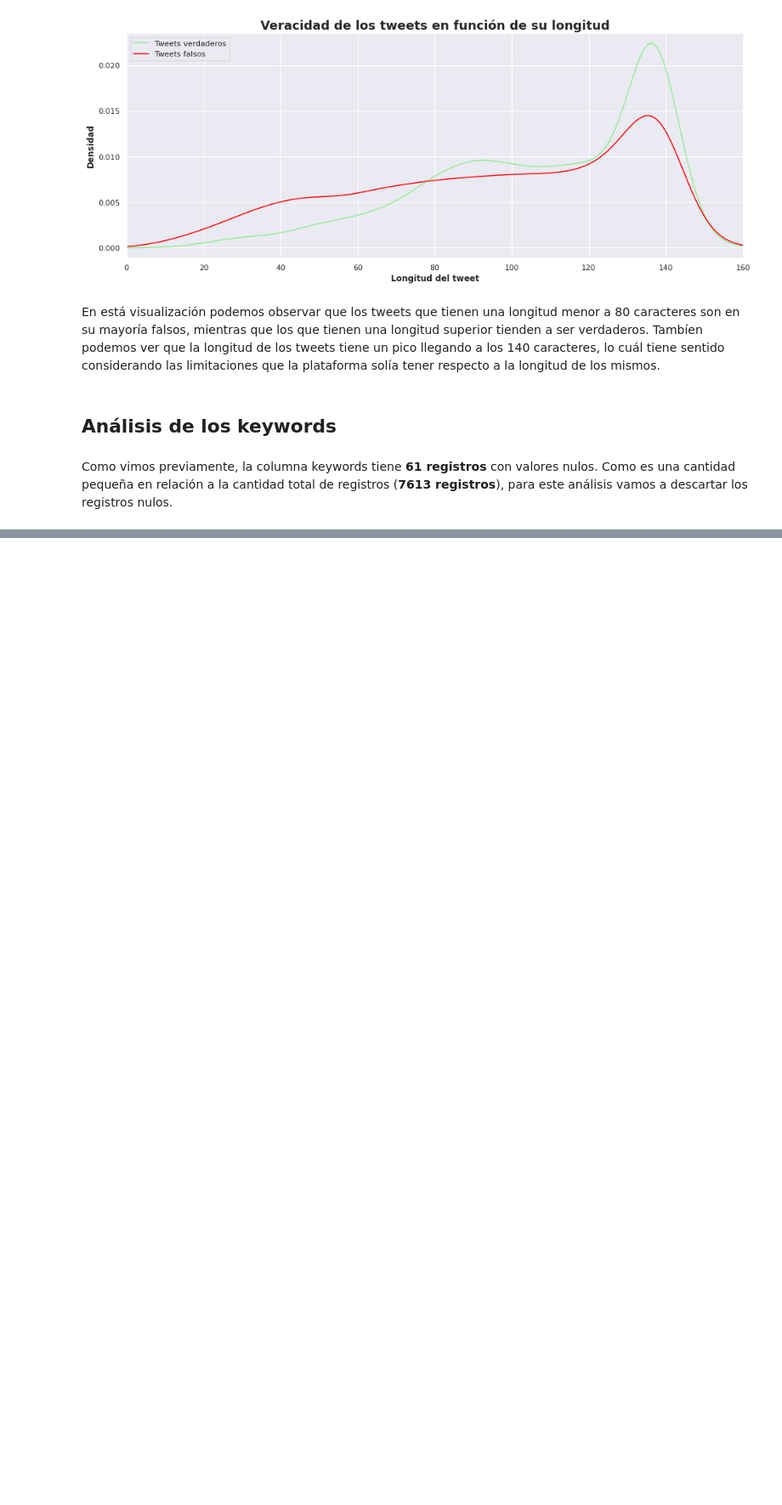
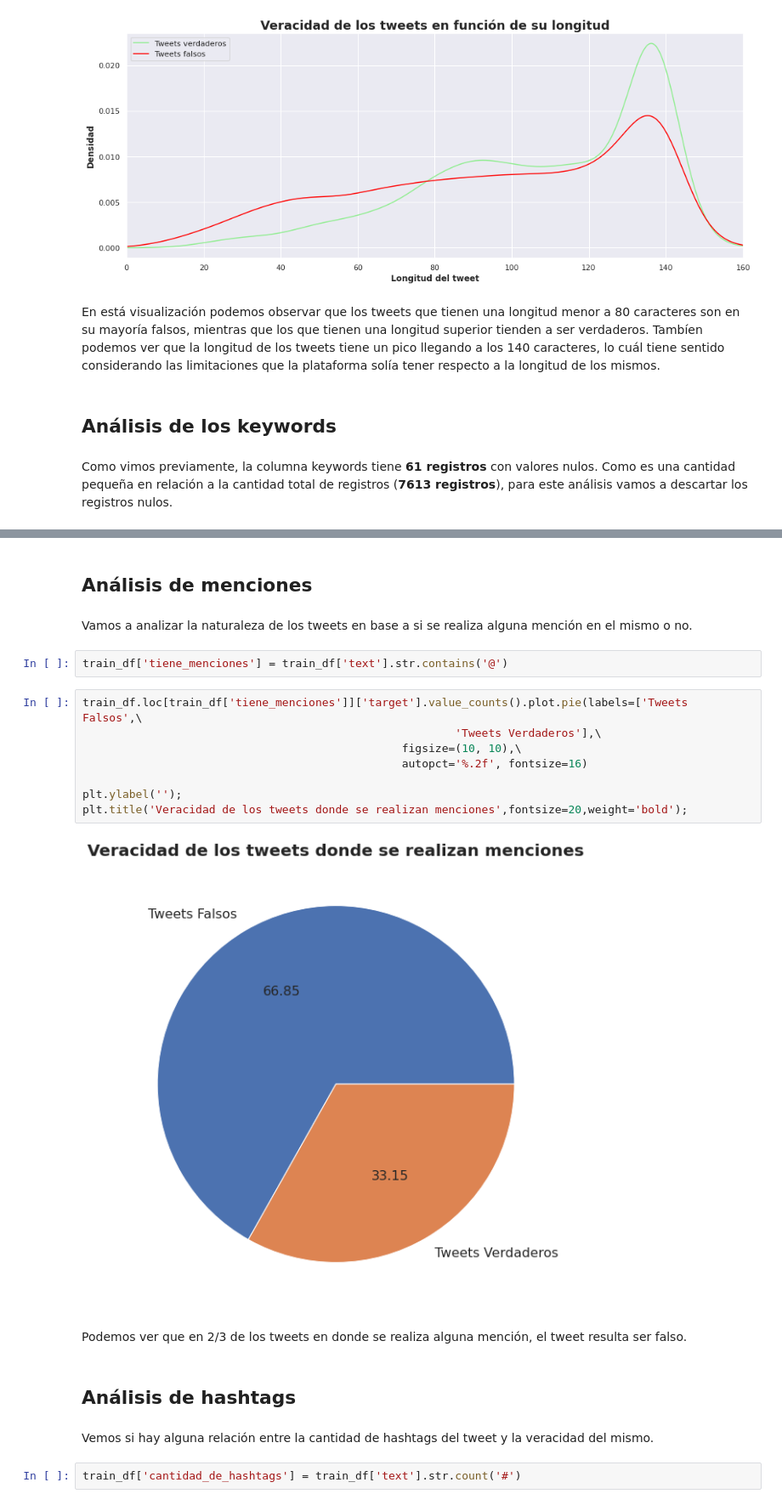
Before and after one commit to alepenaa94/TP1_Real_or_Not, a Jupyter notebook: TP1_Real_or_Not.ipynb, the cells around one changed output, grey strips where cells are left out. Shown: that part at 85% size. Saved outputs shown, nothing was run; the diff lists cells and outputs as text; blank space fills up the shorter version.

Commit message:
Agrego algunas ideas que tuve. Habría que ver si se puede analizar mejor o encarar de otra forma

```diff
--- a/TP1_Real_or_Not.ipynb
+++ b/TP1_Real_or_Not.ipynb
@@ -238,0 +239,24 @@ plt.xlabel('Cantidad de tweets', fontsize=16, fontweight='bold');
+# %% [markdown]
+## Análisis de menciones
+# %% [markdown]
+Vamos a analizar la naturaleza de los tweets en base a si se realiza alguna mención en el mismo o no.
+# %%
+train_df['tiene_menciones'] = train_df['text'].str.contains('@')
+# %%
+train_df.loc[train_df['tiene_menciones']]['target'].value_counts().plot.pie(labels=['Tweets Falsos',\
+                                                        'Tweets Verdaderos'],\
+                                                figsize=(10, 10),\
+                                                autopct='%.2f', fontsize=16)
+
+plt.ylabel('');
+plt.title('Veracidad de los tweets donde se realizan menciones',fontsize=20,weight='bold');
+# %% [output]
+[figure, added]
+# %% [markdown]
+Podemos ver que en 2/3 de los tweets en donde se realiza alguna mención, el tweet resulta ser falso.
+# %% [markdown]
+## Análisis de hashtags
+# %% [markdown]
+Vemos si hay alguna relación entre la cantidad de hashtags del tweet y la veracidad del mismo.
+# %%
+train_df['cantidad_de_hashtags'] = train_df['text'].str.count('#')
```
Also changed, not shown: parts of 12 cells of this notebook.
